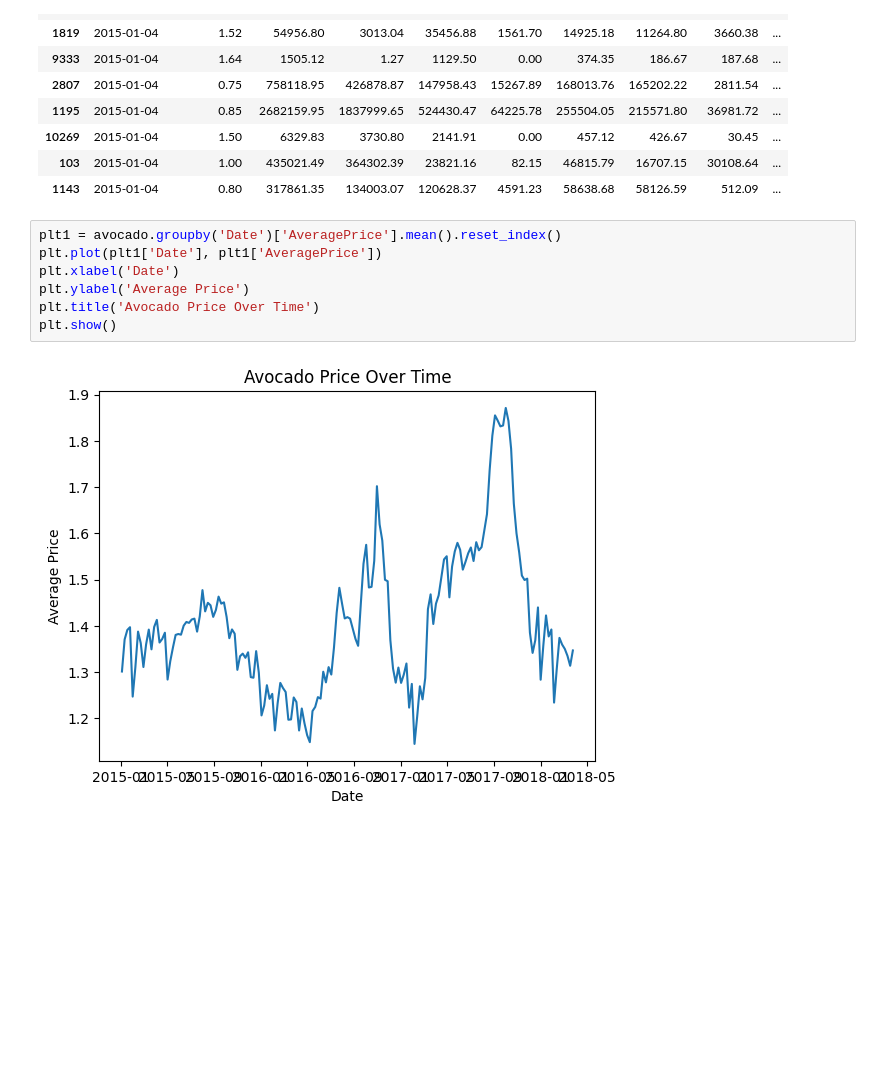
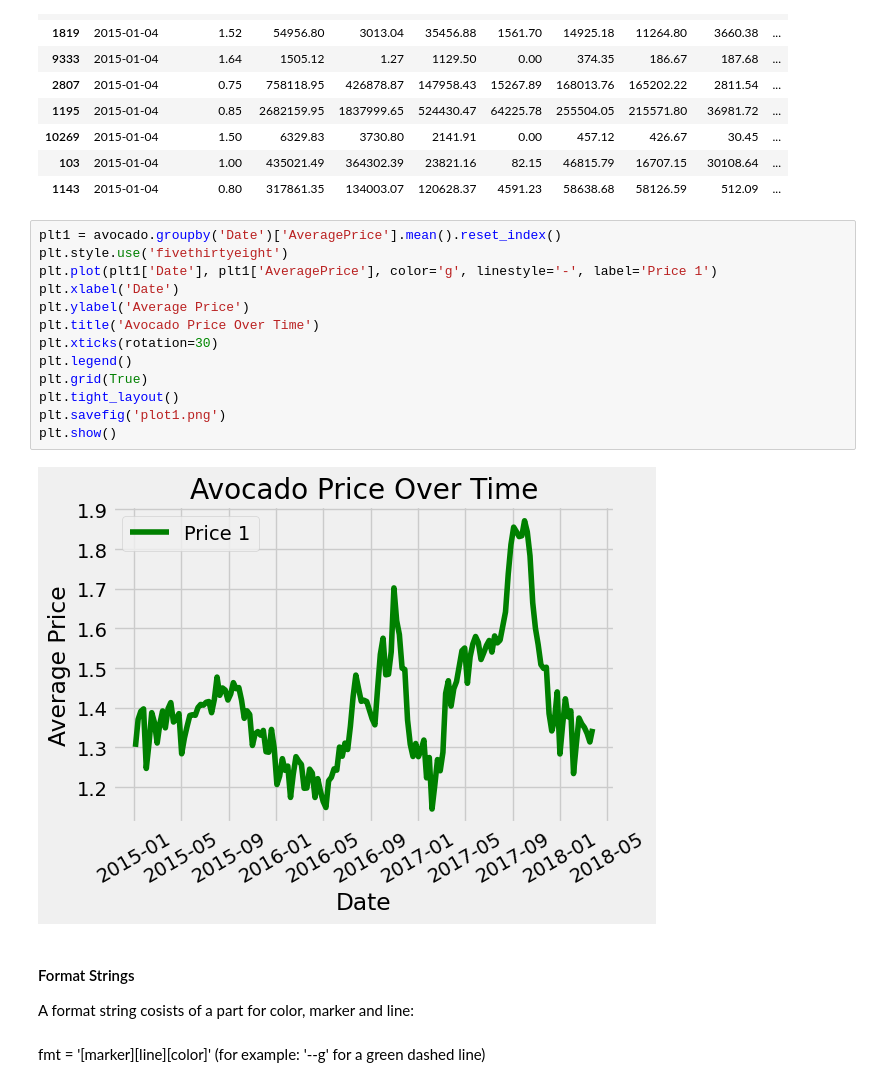
Before and after one commit to blazej32/matplotlib-tutorial, a Jupyter notebook: part1_creating_and_customizing_our_first_plots.ipynb, the cells around one changed output. Drawn from its saved outputs; the diff is of its cells as text; blank space fills up the shorter version.

Commit message:
finish part 1

```diff
--- a/part1_creating_and_customizing_our_first_plots.ipynb
+++ b/part1_creating_and_customizing_our_first_plots.ipynb
@@ -30,10 +30,21 @@ avocado.head(10)
 | 1143 | 2015-01-04 | 0.80 | 317861.35 | 134003.07 | 120628.37 | 4591.23 | 58638.68 | 58126.59 | 512.09 | ... |
 # %%
 plt1 = avocado.groupby('Date')['AveragePrice'].mean().reset_index()
-plt.plot(plt1['Date'], plt1['AveragePrice'])
+plt.style.use('fivethirtyeight')
+plt.plot(plt1['Date'], plt1['AveragePrice'], color='g', linestyle='-', label='Price 1')
 plt.xlabel('Date')
 plt.ylabel('Average Price')
 plt.title('Avocado Price Over Time')
+plt.xticks(rotation=30)
+plt.legend()
+plt.grid(True)
+plt.tight_layout()
+plt.savefig('plot1.png')
 plt.show()
 # %% [output]
-[figure, old version]
+[figure, new version]
+# %% [markdown]
+#### Format Strings
+A format string cosists of a part for color, marker and line:
+# %% [markdown]
+fmt = '[marker][line][color]' (for example: '--g' for a green dashed line)
```
Also changed, not shown: 1 other file.
